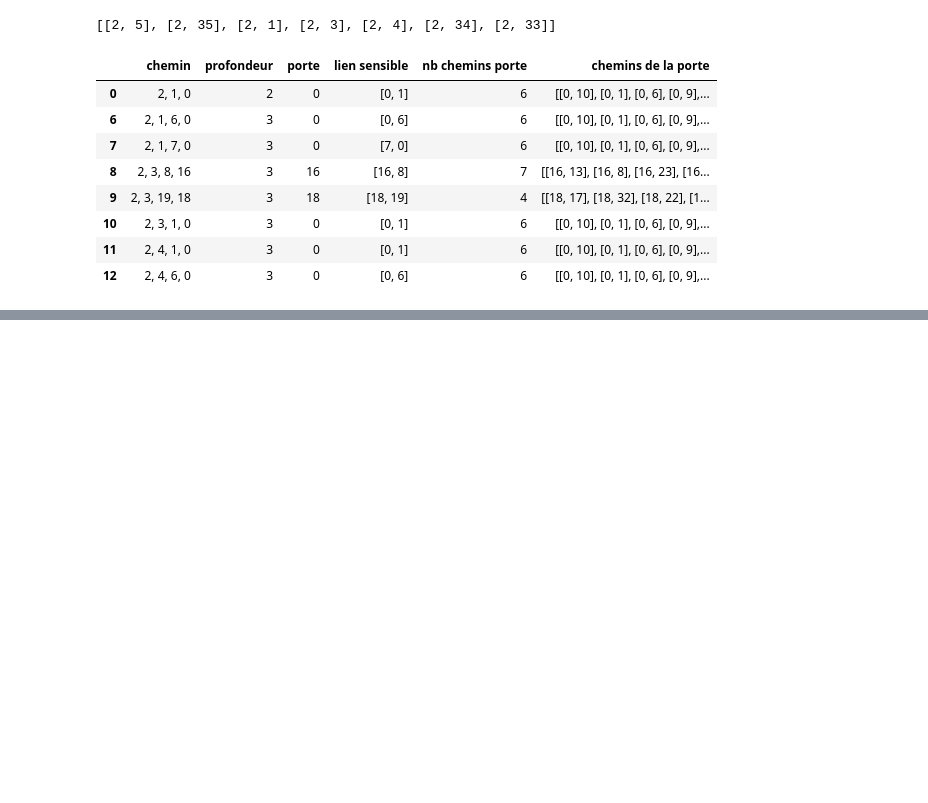
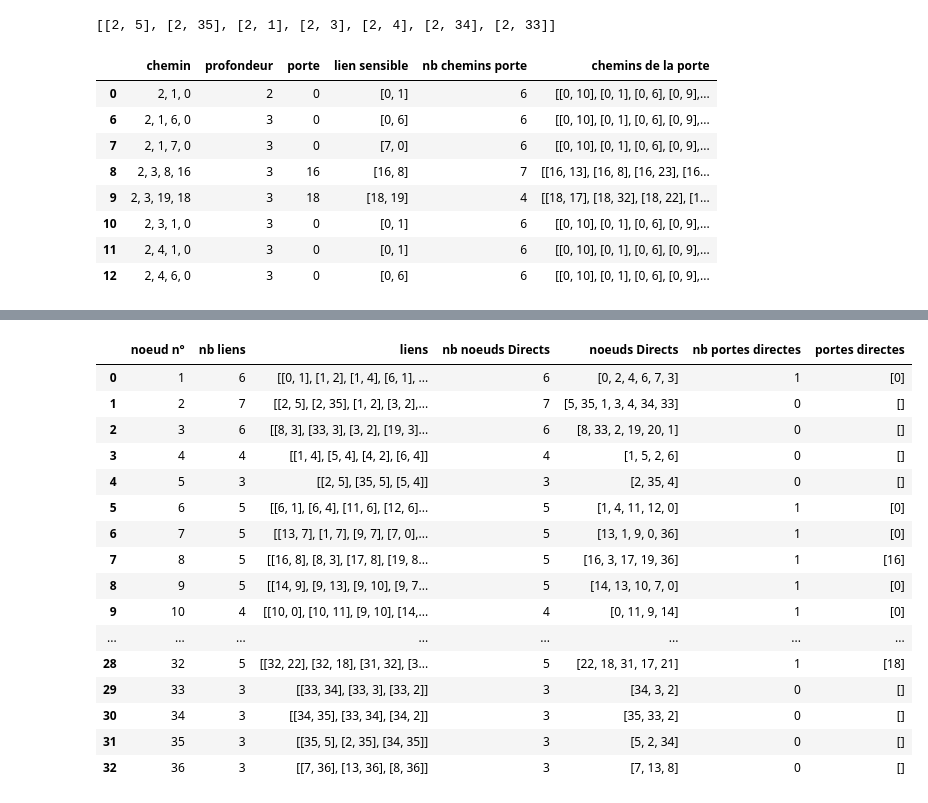
Before and after one commit to yzapart/codingame_DFS_DeathFirstSearch_ep2, a Jupyter notebook: DeathFirstSearchEp2_230121_0.ipynb, the cells around one changed output, grey strips where cells are left out. Drawn from its saved outputs; the diff is of its cells as text; code cells hidden in the pictures; blank space fills up the shorter version.

```diff
--- a/DeathFirstSearchEp2_230121_0.ipynb
+++ b/DeathFirstSearchEp2_230121_0.ipynb
@@ -23,6 +23,22 @@ def liensDuNoeud(noeud):
     for lien in liens:
         if noeud in lien:
             res.append(lien)
+    return res
+
+def noeudsDirects(noeud):
+    res = []
+    for lien in liensDuNoeud(noeud):
+        if noeud == lien[0]:
+            res.append(lien[1])
+        else:
+            res.append(lien[0])
+    return res
+
+def portesDirectes(noeud):
+    res = []
+    for noeud in noeudsDirects(noeud):
+        if noeud in portes:
+            res.append(noeud)
     return res
 
 def cheminsDuNoeud(noeud):
@@ -146,0 +144,36 @@ df
+# %%
+liste_noeuds = []
+for noeud in noeuds:
+    i_noeud            = noeud
+    nb_liens           = len(liensDuNoeud(noeud))
+    liens_du_noeud     = liensDuNoeud(noeud)
+    nb_noeuds_directs  = len(noeudsDirects(noeud))
+    noeuds_directs     = noeudsDirects(noeud)
+    nb_portes_directes = len(portesDirectes(noeud))
+    portes_directes    = portesDirectes(noeud)
+
+    liste_noeuds.append([i_noeud, nb_liens, liens_du_noeud, nb_noeuds_directs, noeuds_directs, nb_portes_directes, portes_directes])
+#     print(str([i_noeud, nb_liens, liens, nb_noeuds_directs, noeuds_directs, nb_portes_directes, portes_directes]))
+
+
+df_noeuds = pd.DataFrame(liste_noeuds, columns=["noeud n°","nb liens","liens","nb noeuds Directs","noeuds Directs","nb portes directes","portes directes"])
+# %%
+df_noeuds
+# %% [output]
+|  | noeud n° | nb liens | liens | nb noeuds Directs | noeuds Directs | nb portes directes | portes directes |
+| 0 | 1 | 6 | [[0, 1], [1, 2], [1, 4], [6, 1], ... | 6 | [0, 2, 4, 6, 7, 3] | 1 | [0] |
+| 1 | 2 | 7 | [[2, 5], [2, 35], [1, 2], [3, 2],... | 7 | [5, 35, 1, 3, 4, 34, 33] | 0 | [] |
+| 2 | 3 | 6 | [[8, 3], [33, 3], [3, 2], [19, 3]... | 6 | [8, 33, 2, 19, 20, 1] | 0 | [] |
+| 3 | 4 | 4 | [[1, 4], [5, 4], [4, 2], [6, 4]] | 4 | [1, 5, 2, 6] | 0 | [] |
+| 4 | 5 | 3 | [[2, 5], [35, 5], [5, 4]] | 3 | [2, 35, 4] | 0 | [] |
+| 5 | 6 | 5 | [[6, 1], [6, 4], [11, 6], [12, 6]... | 5 | [1, 4, 11, 12, 0] | 1 | [0] |
+| 6 | 7 | 5 | [[13, 7], [1, 7], [9, 7], [7, 0],... | 5 | [13, 1, 9, 0, 36] | 1 | [0] |
+| 7 | 8 | 5 | [[16, 8], [8, 3], [17, 8], [19, 8... | 5 | [16, 3, 17, 19, 36] | 1 | [16] |
+| 8 | 9 | 5 | [[14, 9], [9, 13], [9, 10], [9, 7... | 5 | [14, 13, 10, 7, 0] | 1 | [0] |
+| 9 | 10 | 4 | [[10, 0], [10, 11], [9, 10], [14,... | 4 | [0, 11, 9, 14] | 1 | [0] |
+| ... | ... | ... | ... | ... | ... | ... | ... |
+| 28 | 32 | 5 | [[32, 22], [32, 18], [31, 32], [3... | 5 | [22, 18, 31, 17, 21] | 1 | [18] |
+| 29 | 33 | 3 | [[33, 34], [33, 3], [33, 2]] | 3 | [34, 3, 2] | 0 | [] |
+| 30 | 34 | 3 | [[34, 35], [33, 34], [34, 2]] | 3 | [35, 33, 2] | 0 | [] |
+| 31 | 35 | 3 | [[35, 5], [2, 35], [34, 35]] | 3 | [5, 2, 34] | 0 | [] |
+| 32 | 36 | 3 | [[7, 36], [13, 36], [8, 36]] | 3 | [7, 13, 8] | 0 | [] |
```
Also changed, not shown: parts of 6 cells of this notebook.
